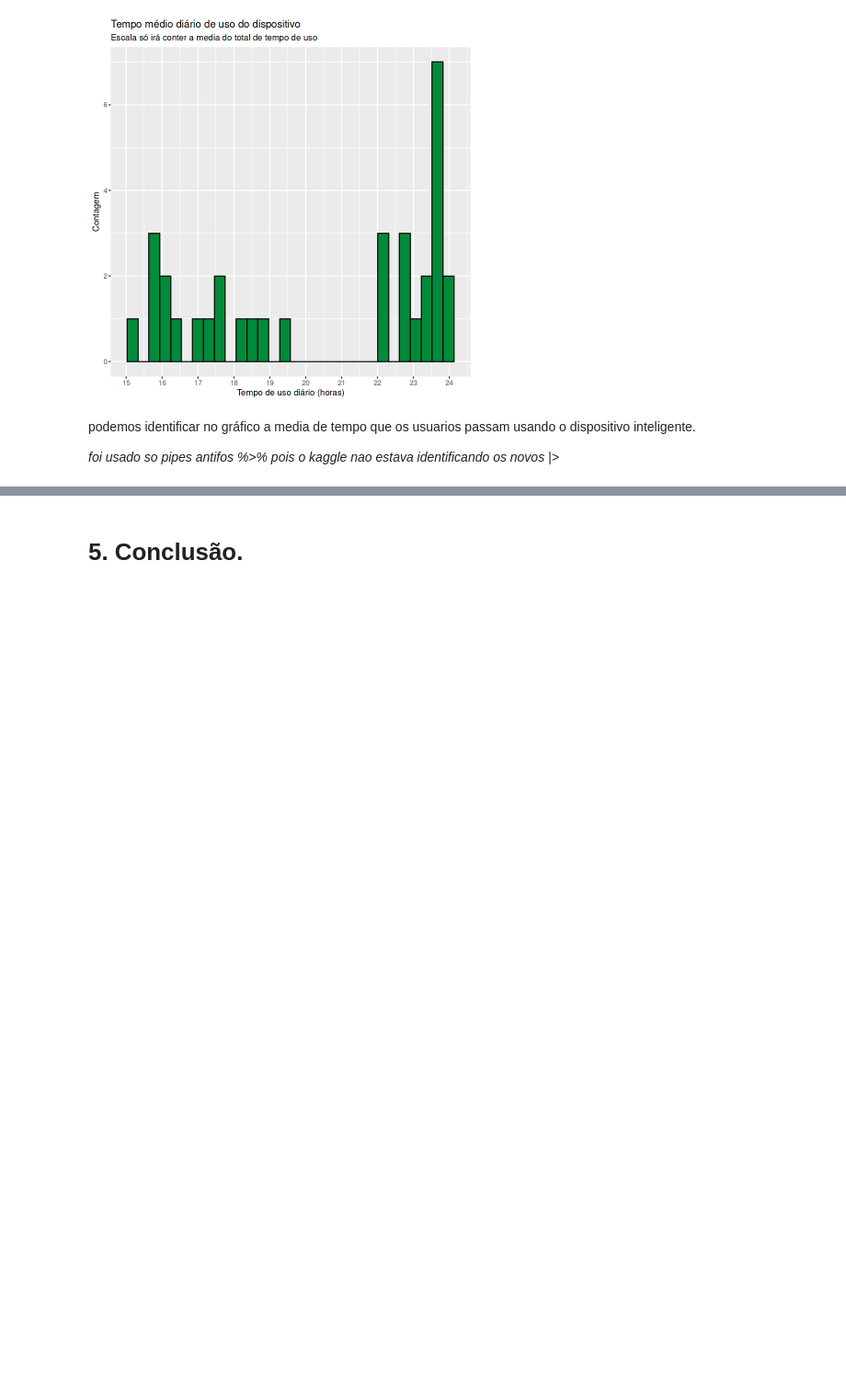
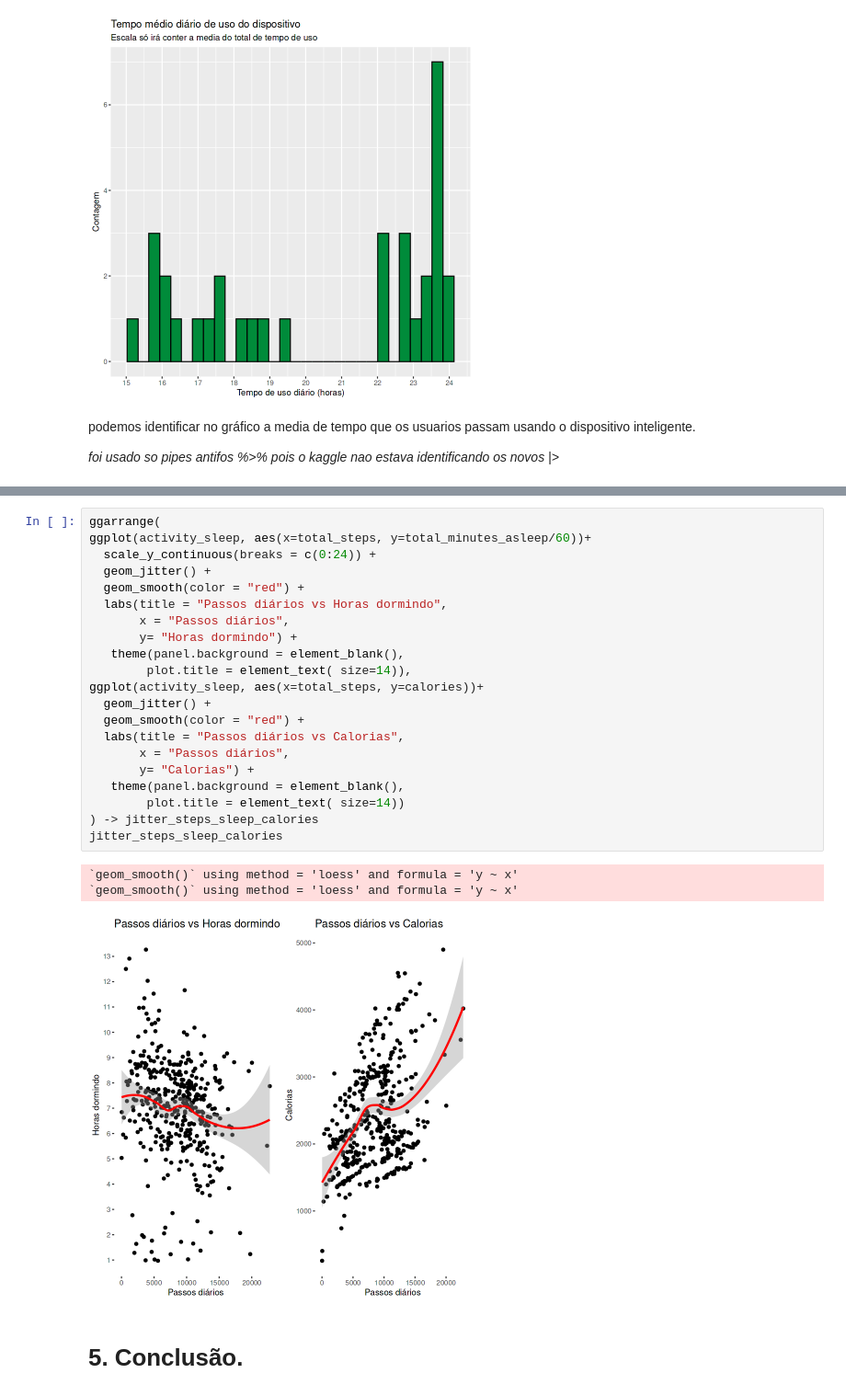
Before and after one commit to ARRETdaniel/22-2E_topicos_Especiais_em_IA_II_Sistemas_Inteligentes, a Jupyter notebook: projectFinal/finalproject-fitbit-fitness-data.ipynb, the cells around one changed output, grey strips where cells are left out. Shown: that part at 92% size. Cells and saved outputs as stored; diff of their text form; blank space fills up the shorter version.

```diff
--- a/projectFinal/finalproject-fitbit-fitness-data.ipynb
+++ b/projectFinal/finalproject-fitbit-fitness-data.ipynb
@@ -543,3 +628,28 @@ podemos identificar no gráfico a media de tempo que os usuarios passam usando o
+# %%
+ggarrange(
+ggplot(activity_sleep, aes(x=total_steps, y=total_minutes_asleep/60))+
+  scale_y_continuous(breaks = c(0:24)) +
+  geom_jitter() +
+  geom_smooth(color = "red") +
+  labs(title = "Passos diários vs Horas dormindo",
+       x = "Passos diários",
+       y= "Horas dormindo") +
+   theme(panel.background = element_blank(),
+        plot.title = element_text( size=14)),
+ggplot(activity_sleep, aes(x=total_steps, y=calories))+
+  geom_jitter() +
+  geom_smooth(color = "red") +
+  labs(title = "Passos diários vs Calorias",
+       x = "Passos diários",
+       y= "Calorias") +
+   theme(panel.background = element_blank(),
+        plot.title = element_text( size=14))
+) -> jitter_steps_sleep_calories
+jitter_steps_sleep_calories
+# %% [output]
+`geom_smooth()` using method = 'loess' and formula = 'y ~ x'
+`geom_smooth()` using method = 'loess' and formula = 'y ~ x'
+[figure, added]
 # %% [markdown]
 <a id="section-five"></a>
 # 5. Conclusão.
```
Also changed, not shown: parts of 14 cells of this notebook.
